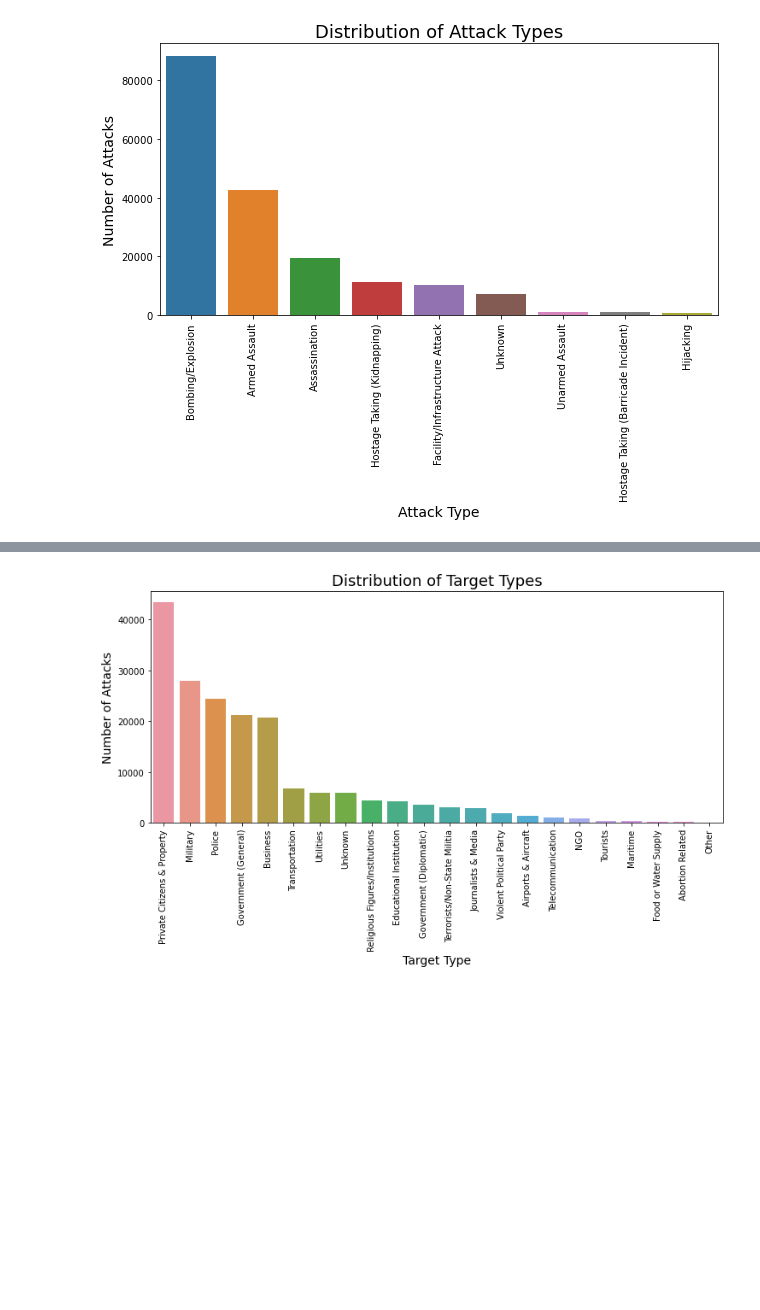
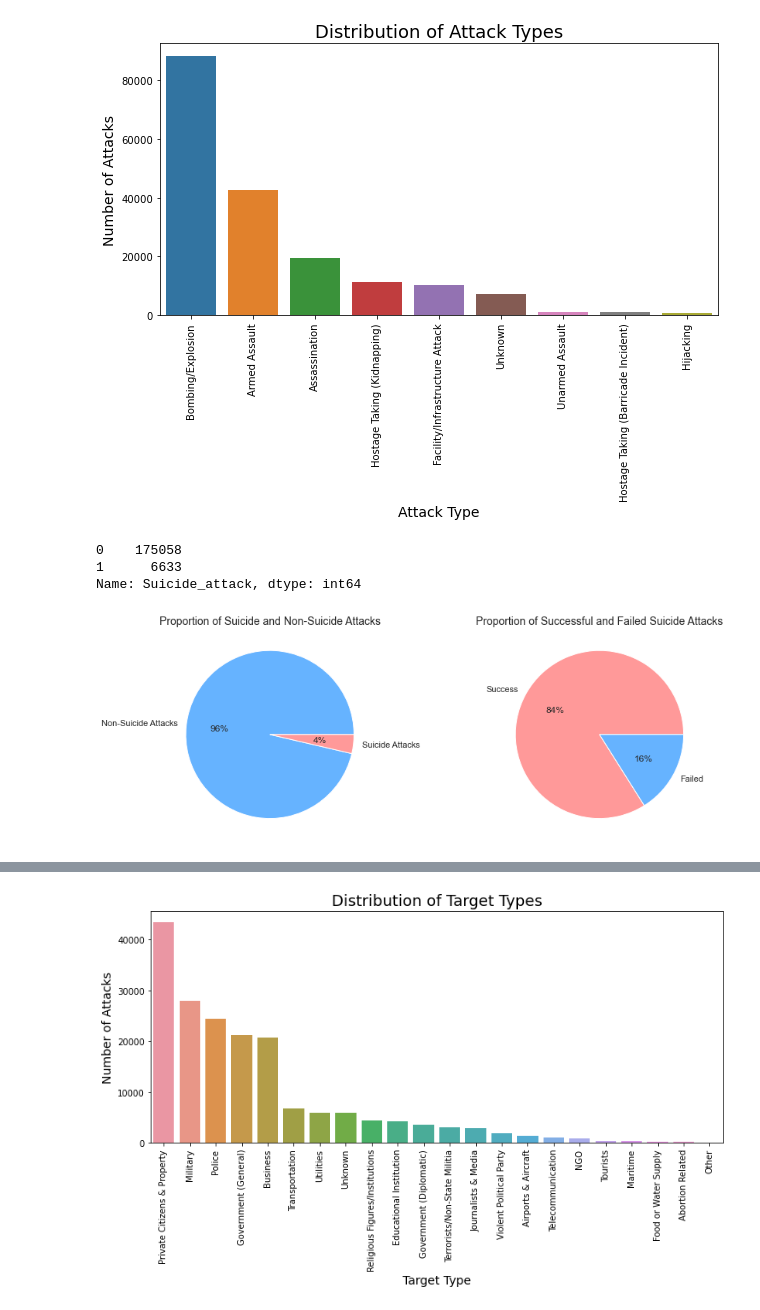
Before and after one commit to AimanSahay/Project-EDA_Global-Terrorism-Dataset, a Jupyter notebook: EDA_Global Terrorism Dataset.ipynb, the cells around one changed output, grey strips where cells are left out. Cells and saved outputs as stored; diff of their text form; code cells hidden in the pictures; blank space fills up the shorter version.

```diff
--- a/EDA_Global Terrorism Dataset.ipynb
+++ b/EDA_Global Terrorism Dataset.ipynb
@@ -1344,3 +1390,35 @@ plt.show()
 # We can see that Bombing/Explosion is the most common attack type followed by Armed Assault and Assasination .
 # This makes sense since the most common weapon used are Explosives (which are used in Bombing/Explosion) and Firearms (which are used in Armed Assault and Assasination)
 # This data helps to corroborate the observations of weapons data.
+# %%
+# We can also explore how many of these attacks were suicide attacks.
+terrorism_df.Suicide_attack.value_counts()
+# %% [output]
+0    175058
+1      6633
+Name: Suicide_attack, dtype: int64
+# %%
+plt.figure(figsize=(14,5))
+
+# Subplot1:
+plt.subplot(1,2,1)
+sui_nosui_attacks = terrorism_df["Suicide_attack"].value_counts()
+labels = ["Non-Suicide Attacks", "Suicide Attacks"]
+colors = ['#66b3ff', '#ff9999']
+plt.pie(x=suicide_attacks.values, labels=labels, colors=colors, autopct="%.0f%%")
+plt.title("Proportion of Suicide and Non-Suicide Attacks", fontsize=14)
+
+plt.subplot(1,2,2)
+suicide = terrorism_df[terrorism_df["Suicide_attack"]==1]
+suicide_success = suicide["Success"].value_counts()
+colors = ['#ff9999', '#66b3ff']
+labels = ["Success", "Failed"]
+plt.pie(x=suicide_success.values, labels=labels, colors=colors, autopct="%.0f%%")
+plt.title("Proportion of Successful and Failed Suicide Attacks", fontsize=14)
+plt.show()
+
+# Inference:
+# 4% of total attacks are Suicide attacks
+# 84% of the total Suicide attacks have been successful.
+# %% [output]
+[figure, added]
```
Also changed, not shown: parts of 57 cells of this notebook.
